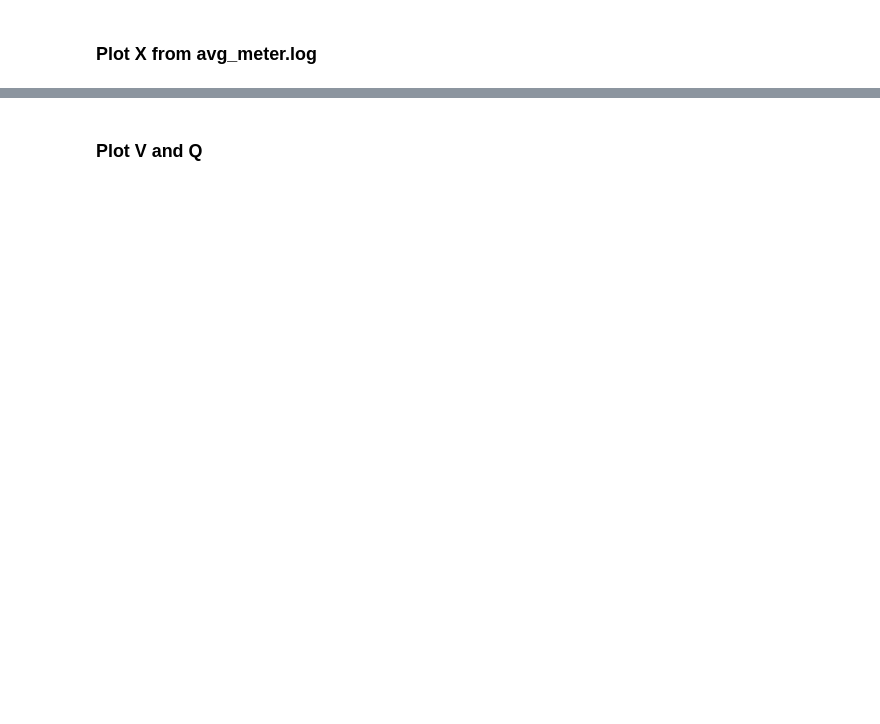
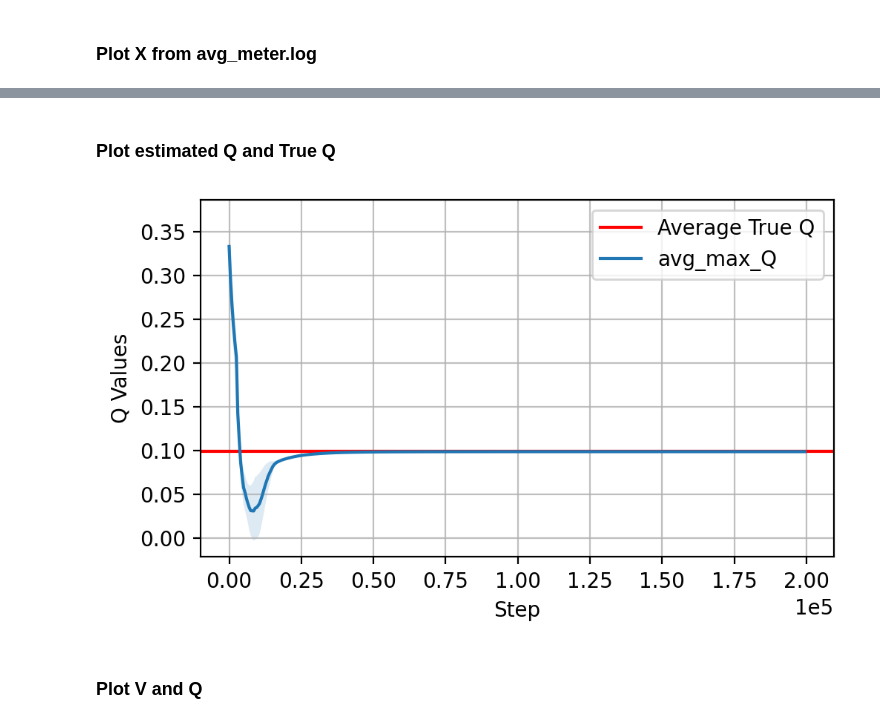
Before and after one commit to xy9485/gym-simplegrid, a Jupyter notebook: two_room.ipynb, the cells around one changed output, grey strips where cells are left out. Saved outputs shown, nothing was run; the diff lists cells and outputs as text; code cells hidden in the pictures; blank space fills up the shorter version.

```diff
--- a/two_room.ipynb
+++ b/two_room.ipynb
@@ -326,3 +499,24 @@ plot_metric(log_path, key_name, value_name, x_label, y_label, label_name=label_n
+# %% [markdown]
+### Plot estimated Q and True Q
+# %%
+x_label = "Step"
+y_label = 'Q Values'
+
+key_name = "step"
+# value_name = "Q(s,a)"
+# value_name = "maxQ"
+value_name = "avg_max_Q"
+curve_name = value_name
+
+log_path_true_return = os.path.join(log_dir, "true_return.log")
+plot_avg_true_Q(log_path_true_return)
+
+log_path = os.path.join(log_dir, "eval.log")
+save_path = os.path.join(log_dir, "step-Q-TrueQ")
+
+plot_metric(log_path, key_name, value_name, x_label, y_label, label_name=curve_name, interpolate=False, smooth=10, max_key=True, save_path=False)
+# %% [output]
+[figure, added]
 # %% [markdown]
 ### Plot V and Q
 # %%
```
Also changed, not shown: parts of 24 cells of this notebook, 5 other files.
